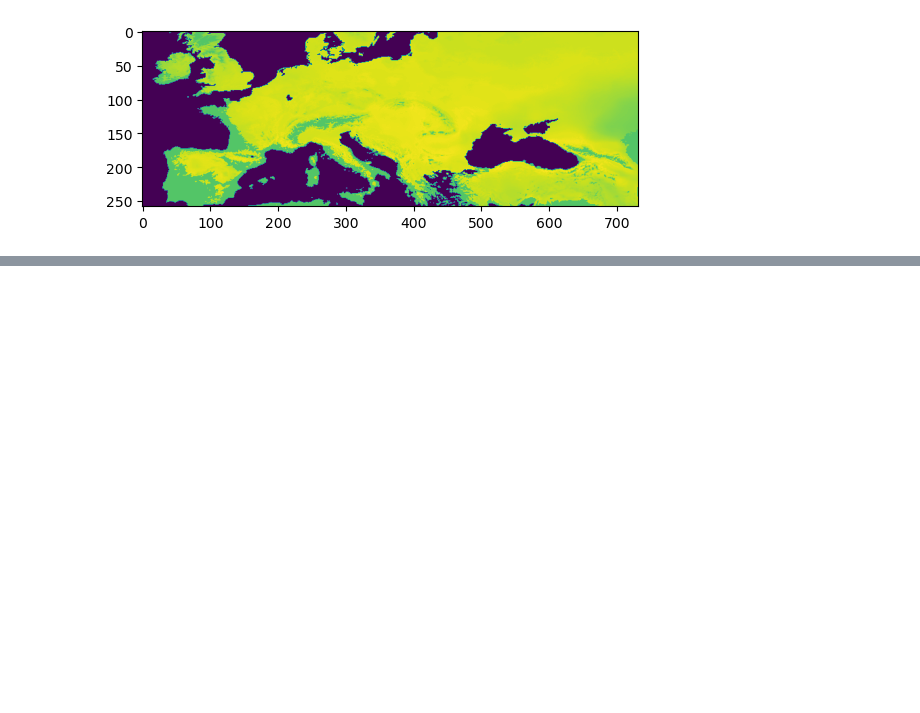
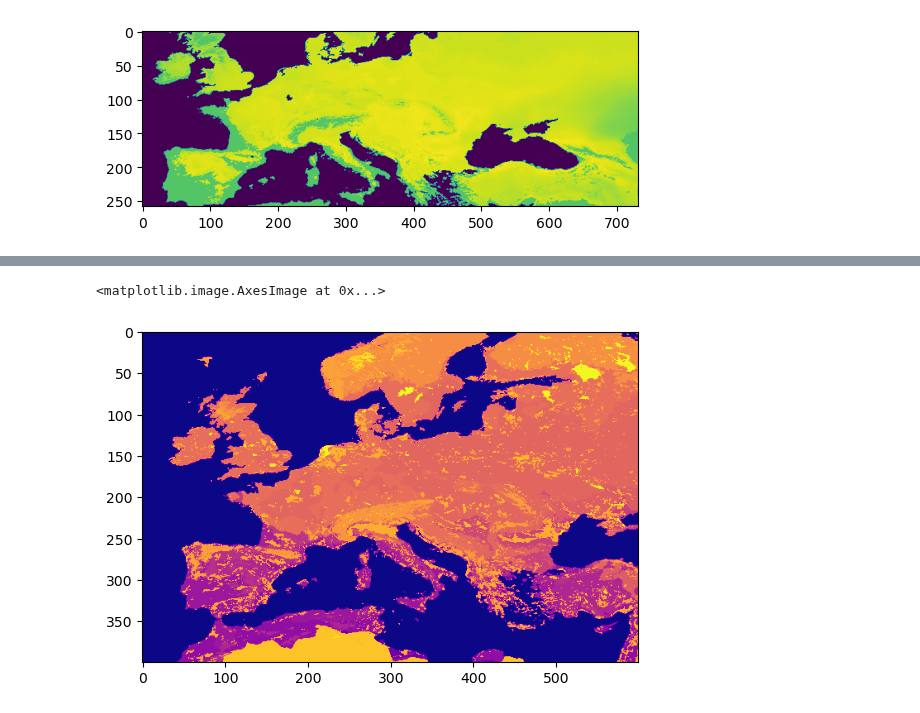
Before and after one commit to LeoKonzett/csh-vienna-abm, a Jupyter notebook: load_data.ipynb, the cells around one changed output, grey strips where cells are left out. Cells and saved outputs as stored; diff of their text form; code cells hidden in the pictures; blank space fills up the shorter version.

Commit message:
Included alternative data set as .TIF file. Visualized it with TIF library.

```diff
--- a/load_data.ipynb
+++ b/load_data.ipynb
@@ -199,0 +171,14 @@ NODATA_value     -9
+# %%
+# Debug PIL import
+
+data_dir = r"C:\Users\leoko\Documents\Vienna_CSH\gaez_v4_data"
+
+fn = "aez_33_classes_low_res.tif"
+
+test_tif = TIFF.open(os.path.join(data_dir, fn))
+# %%
+im_list = []
+
+for image in test_tif.iter_images():
+    im_list.append(image)
+    print(image.shape)
@@ -199,0 +193,5 @@ NODATA_value     -9
+# %%
+plt.imshow(im_list[0][300:700, 2000:2600], cmap="plasma")
+# %% [output]
+<matplotlib.image.AxesImage at 0x...>
+[figure, added]
```
Also changed, not shown: parts of 6 cells of this notebook.
